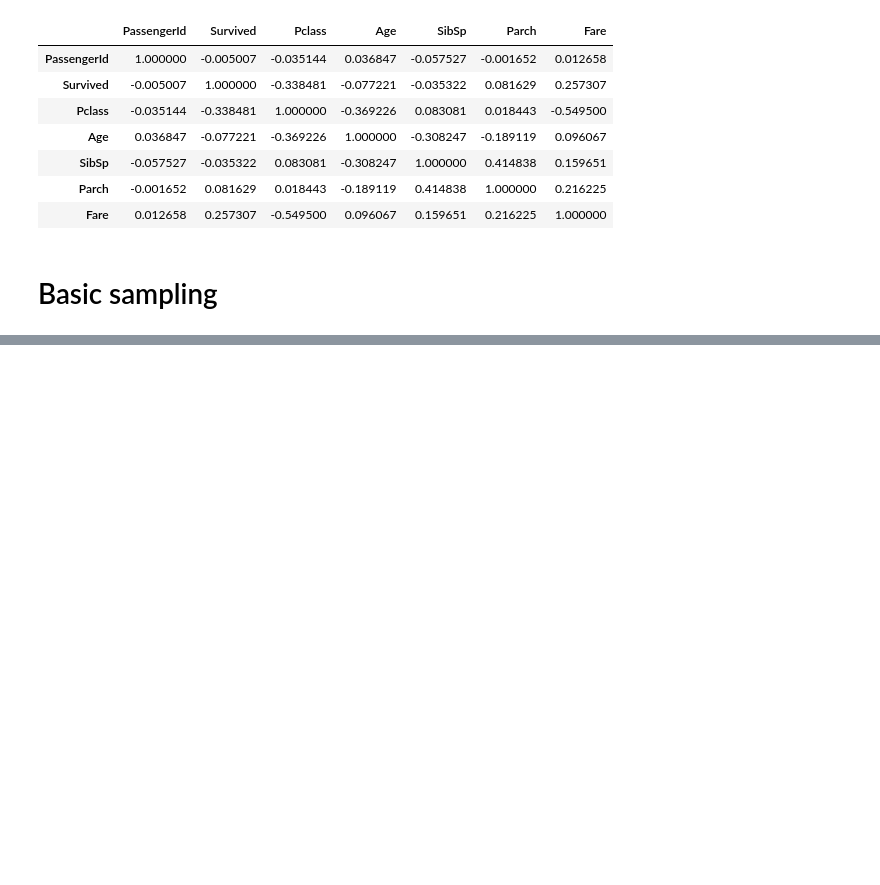
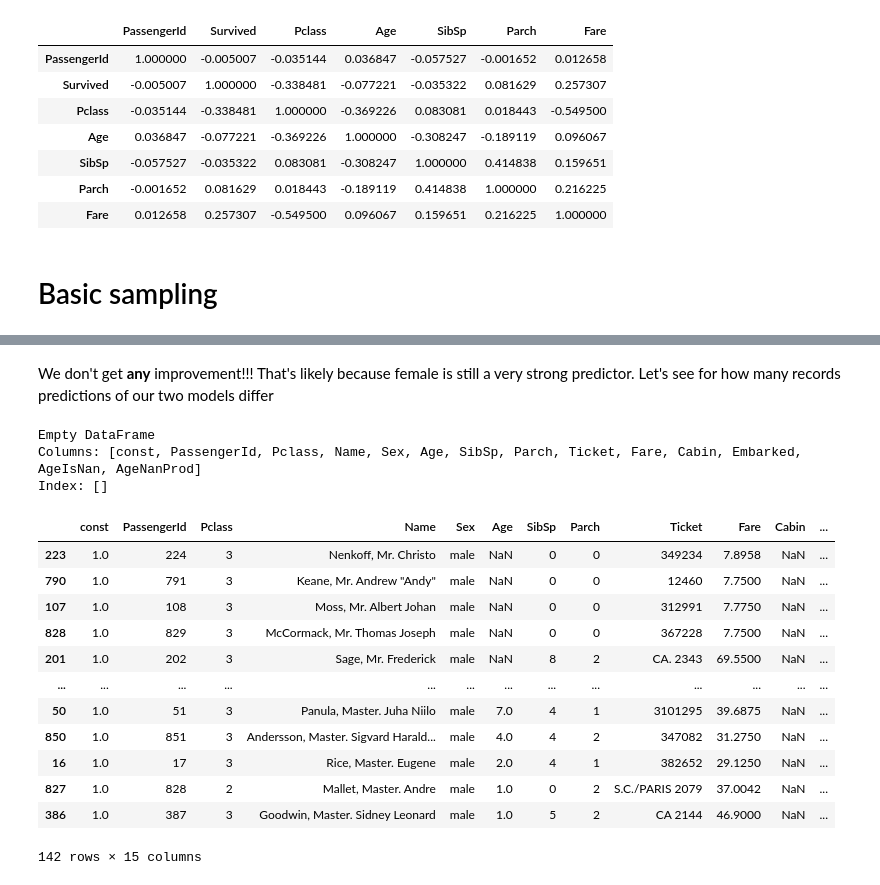
Before and after one commit to Meugenn/Kaggle-Practice, a Jupyter notebook: Titanic/work.ipynb, the cells around one changed output, grey strips where cells are left out. Saved outputs shown, nothing was run; the diff lists cells and outputs as text; code cells hidden in the pictures; blank space fills up the shorter version.

Commit message:
Logit regression

```diff
--- a/Titanic/work.ipynb
+++ b/Titanic/work.ipynb
@@ -158,0 +374,18 @@ X_train, X_test, y_train, y_test = train_test_split(X, y, random_state=1)
+# %%
+import statsmodels.api as sm
+
+y = train["Survived"]
+X = train.drop(["Survived"], axis=1)
+
+X_processed = process_X(X)
+X_processed = sm.add_constant(X_processed)
+
+X_train, X_test, y_train, y_test = train_test_split(X_processed, y, random_state=1)
+# print(X_processed)
+
+features = ["const", "AgeIsNan", "AgeNanProd"]
+
+logit_model = sm.Logit(y_train, X_train[features])
+result = logit_model.fit()
+
+print(result.summary())
@@ -158,0 +464,2 @@ X_train, X_test, y_train, y_test = train_test_split(X, y, random_state=1)
+# %%
+regression_gender, y_predict_gender_age = logit_reg(X,y, ["Age", "Sex"], lambda X: process_gender(process_age(X)))
@@ -158,0 +487,9 @@ X_train, X_test, y_train, y_test = train_test_split(X, y, random_state=1)
+# %%
+y_train_predict = predict_sex(X_train, y_train, X_train)
+y_test_predict = predict_sex(X_train, y_train, X_test)
+
+
+print("Train errors:")
+print(classification_report(y_train, list(map(round, y_train_predict))))
+print("Test errors:")
+print(classification_report(y_test, list(map(round, y_test_predict))))
@@ -158,0 +516,26 @@ X_train, X_test, y_train, y_test = train_test_split(X, y, random_state=1)
+# %% [markdown]
+We don't get **any** improvement!!!
+That's likely because female is still a very strong predictor. Let's see for how many records predictions of our two models differ
+# %%
+# print(X_test.shap
+X_new = X_test.copy()
+X_new['logit_predict'] = y_predict_gender_age
+print(X_test[y_predict_gender_age.apply(round) != y_test_predict])
+X_new.loc[X_new['Sex'] == 'male'].sort_values(by=['logit_predict'])
+# %% [output]
+Empty DataFrame
+Columns: [const, PassengerId, Pclass, Name, Sex, Age, SibSp, Parch, Ticket, Fare, Cabin, Embarked, AgeIsNan, AgeNanProd]
+Index: []
+|  | const | PassengerId | Pclass | Name | Sex | Age | SibSp | Parch | Ticket | Fare | Cabin | ... |
+| 223 | 1.0 | 224 | 3 | Nenkoff, Mr. Christo | male | NaN | 0 | 0 | 349234 | 7.8958 | NaN | ... |
+| 790 | 1.0 | 791 | 3 | Keane, Mr. Andrew "Andy" | male | NaN | 0 | 0 | 12460 | 7.7500 | NaN | ... |
+| 107 | 1.0 | 108 | 3 | Moss, Mr. Albert Johan | male | NaN | 0 | 0 | 312991 | 7.7750 | NaN | ... |
+| 828 | 1.0 | 829 | 3 | McCormack, Mr. Thomas Joseph | male | NaN | 0 | 0 | 367228 | 7.7500 | NaN | ... |
+| 201 | 1.0 | 202 | 3 | Sage, Mr. Frederick | male | NaN | 8 | 2 | CA. 2343 | 69.5500 | NaN | ... |
+| ... | ... | ... | ... | ... | ... | ... | ... | ... | ... | ... | ... | ... |
+| 50 | 1.0 | 51 | 3 | Panula, Master. Juha Niilo | male | 7.0 | 4 | 1 | 3101295 | 39.6875 | NaN | ... |
+| 850 | 1.0 | 851 | 3 | Andersson, Master. Sigvard Harald... | male | 4.0 | 4 | 2 | 347082 | 31.2750 | NaN | ... |
+| 16 | 1.0 | 17 | 3 | Rice, Master. Eugene | male | 2.0 | 4 | 1 | 382652 | 29.1250 | NaN | ... |
+| 827 | 1.0 | 828 | 2 | Mallet, Master. Andre | male | 1.0 | 0 | 2 | S.C./PARIS 2079 | 37.0042 | NaN | ... |
+| 386 | 1.0 | 387 | 3 | Goodwin, Master. Sidney Leonard | male | 1.0 | 5 | 2 | CA 2144 | 46.9000 | NaN | ... |
+142 rows × 15 columns
```
Also changed, not shown: parts of 33 cells of this notebook, 2 other files.
